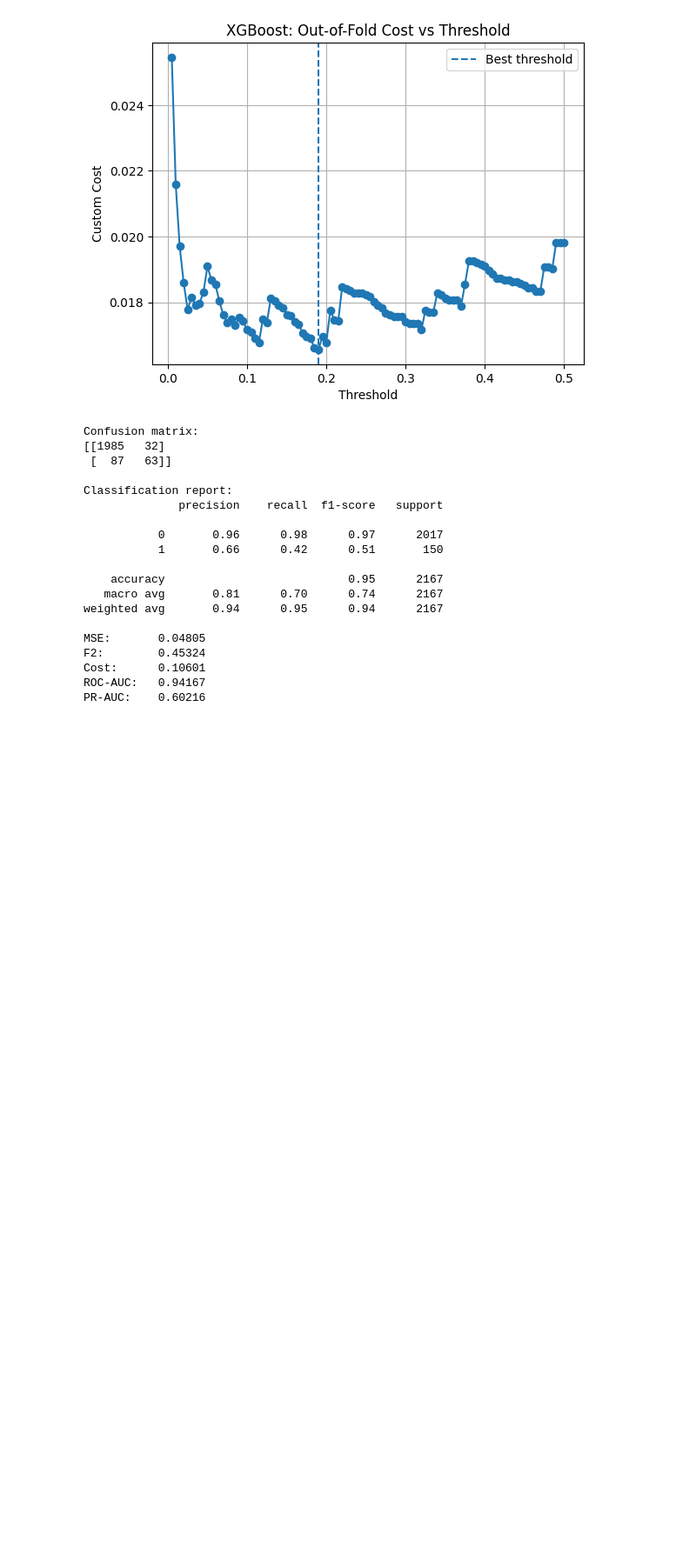
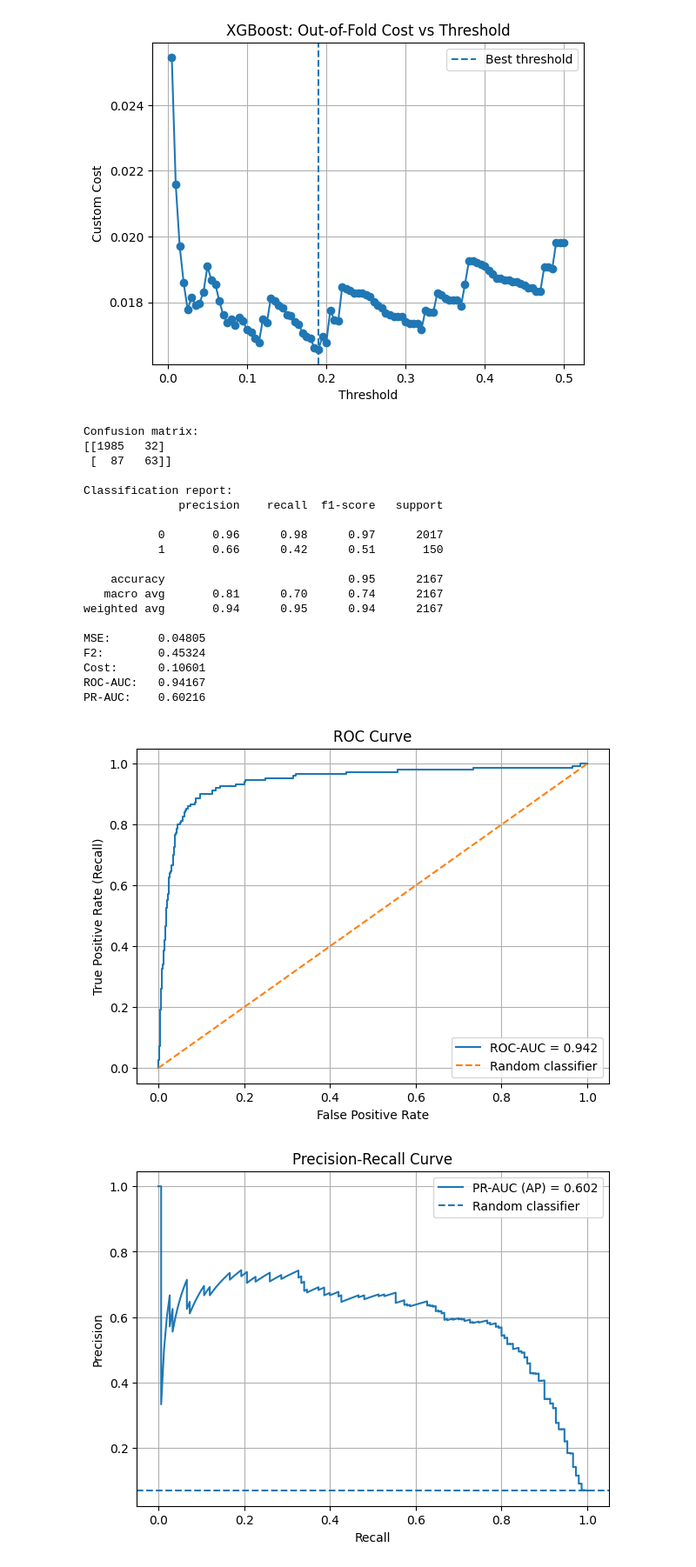
Before and after one commit to kevintannum/FYS-STK3155--Project3--UiO, a Jupyter notebook: code/XGBoost_reboot.ipynb, the cells around one changed output. Shown at 87% size. Drawn from its saved outputs; the diff is of its cells as text; code cells hidden in the pictures; blank space fills up the shorter version.

```diff
--- a/code/XGBoost_reboot.ipynb
+++ b/code/XGBoost_reboot.ipynb
@@ -772,3 +777,71 @@ F2:        0.45324
 Cost:      0.10601
 ROC-AUC:   0.94167
 PR-AUC:    0.60216
+# %%
+# Predicted probabilities
+y_prob = model.predict_proba(X_test)[:, 1]
+
+# Classification threshold
+threshold = 0.19
+y_pred = (y_prob >= threshold).astype(int)
+
+# 1. ROC curve
+fpr, tpr, _ = roc_curve(y_test, y_prob)
+roc_auc = auc(fpr, tpr)
+
+plt.figure(figsize=(7, 5))
+plt.plot(fpr, tpr, label=f"ROC-AUC = {roc_auc:.3f}")
+plt.plot([0, 1], [0, 1], linestyle="--", label="Random classifier")
+plt.xlabel("False Positive Rate")
+plt.ylabel("True Positive Rate (Recall)")
+plt.title("ROC Curve")
+plt.legend()
+plt.grid()
+plt.show()
+
+
+# 2. Precision-Recall curve
+precision, recall, _ = precision_recall_curve(y_test, y_prob)
+pr_auc = average_precision_score(y_test, y_prob)
+
+plt.figure(figsize=(7, 5))
+plt.plot(recall, precision, label=f"PR-AUC (AP) = {pr_auc:.3f}")
+plt.axhline(
+    y_test.mean(),
+    linestyle="--",
+    label="Random classifier"
+)
+plt.xlabel("Recall")
+plt.ylabel("Precision")
+plt.title("Precision-Recall Curve")
+plt.legend()
+plt.grid()
+plt.show()
+
+
+# 3. Confusion matrix
+cm = confusion_matrix(y_test, y_pred)
+
+disp = ConfusionMatrixDisplay(
+    confusion_matrix=cm,
+    display_labels=["No collision", "Collision"]
+)
+
+disp.plot(cmap="Blues", values_format="d")
+plt.title(f"Confusion Matrix (threshold = {threshold})")
+plt.show()
+
+#Normalized
+cm = confusion_matrix(y_test, y_pred, normalize="true")
+
+disp = ConfusionMatrixDisplay(
+    confusion_matrix=cm,
+    display_labels=["No collision", "Collision"]
+)
+
+disp.plot(cmap="Blues", values_format=".2f")
+plt.title(f"Normalized Confusion Matrix (threshold = {threshold})")
+plt.show()
+# %% [output]
+[figure, added]
+[figure, added]
```
Also changed, not shown: parts of 2 cells of this notebook.
